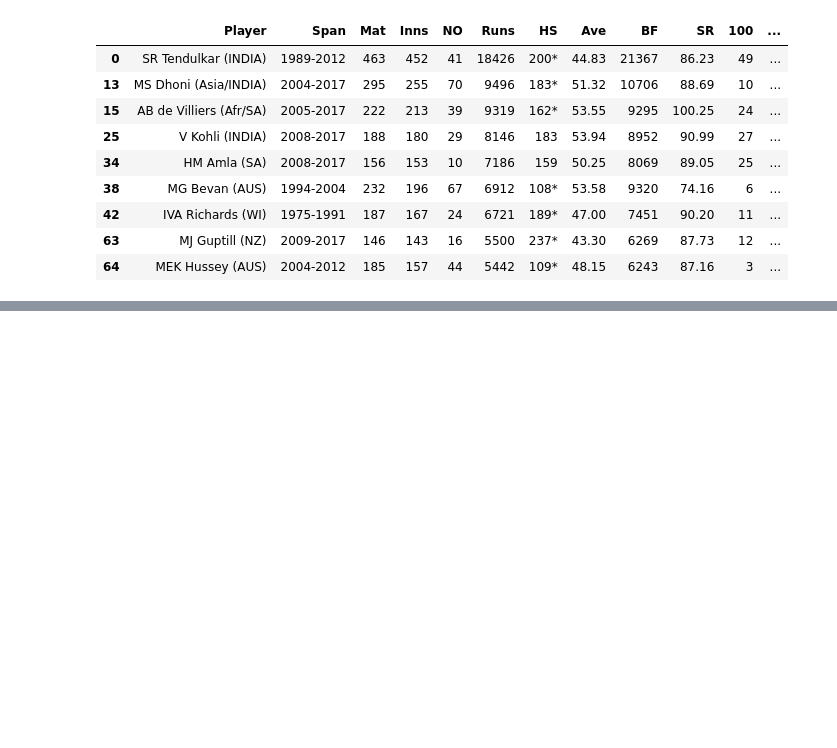
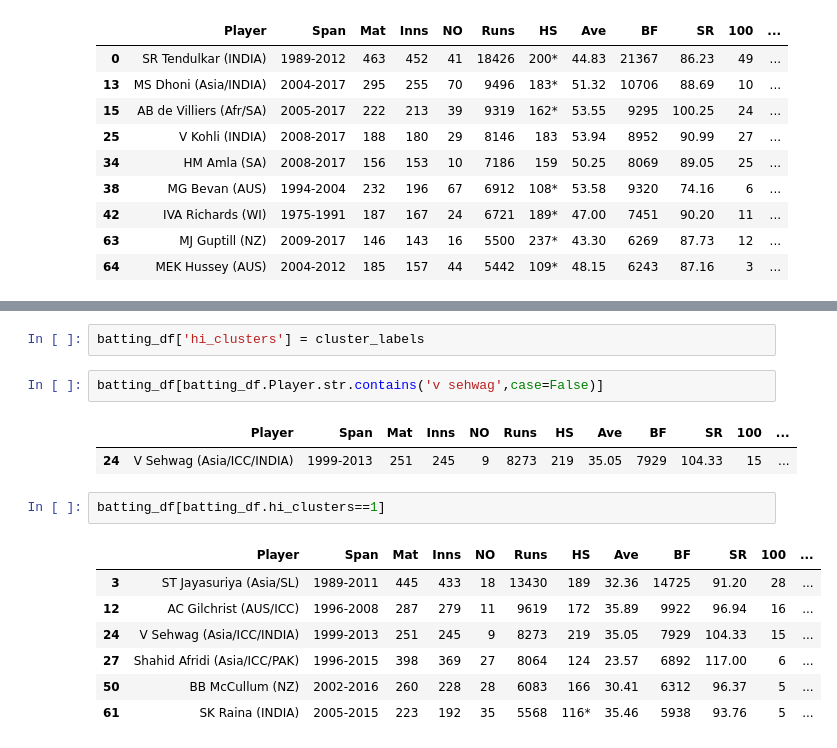
Before and after one commit to subhasisj/Upgrad-PGD-ML---AI, a Jupyter notebook: Clustering/Cricket_Batting_Clustering.ipynb, the cells around one changed output, grey strips where cells are left out. Cells and saved outputs as stored; diff of their text form; blank space fills up the shorter version.

```diff
--- a/Clustering/Cricket_Batting_Clustering.ipynb
+++ b/Clustering/Cricket_Batting_Clustering.ipynb
@@ -94,0 +115,17 @@ batting_df[batting_df.clusters == 2]
+# %%
+batting_df['hi_clusters'] = cluster_labels
+# %%
+batting_df[batting_df.Player.str.contains('v sehwag',case=False)]
+# %% [output]
+|  | Player | Span | Mat | Inns | NO | Runs | HS | Ave | BF | SR | 100 | ... |
+| 24 | V Sehwag (Asia/ICC/INDIA) | 1999-2013 | 251 | 245 | 9 | 8273 | 219 | 35.05 | 7929 | 104.33 | 15 | ... |
+# %%
+batting_df[batting_df.hi_clusters==1]
+# %% [output]
+|  | Player | Span | Mat | Inns | NO | Runs | HS | Ave | BF | SR | 100 | ... |
+| 3 | ST Jayasuriya (Asia/SL) | 1989-2011 | 445 | 433 | 18 | 13430 | 189 | 32.36 | 14725 | 91.20 | 28 | ... |
+| 12 | AC Gilchrist (AUS/ICC) | 1996-2008 | 287 | 279 | 11 | 9619 | 172 | 35.89 | 9922 | 96.94 | 16 | ... |
+| 24 | V Sehwag (Asia/ICC/INDIA) | 1999-2013 | 251 | 245 | 9 | 8273 | 219 | 35.05 | 7929 | 104.33 | 15 | ... |
+| 27 | Shahid Afridi (Asia/ICC/PAK) | 1996-2015 | 398 | 369 | 27 | 8064 | 124 | 23.57 | 6892 | 117.00 | 6 | ... |
+| 50 | BB McCullum (NZ) | 2002-2016 | 260 | 228 | 28 | 6083 | 166 | 30.41 | 6312 | 96.37 | 5 | ... |
+| 61 | SK Raina (INDIA) | 2005-2015 | 223 | 192 | 35 | 5568 | 116* | 35.46 | 5938 | 93.76 | 5 | ... |
```
Also changed, not shown: parts of 6 cells of this notebook, 3 other files.
